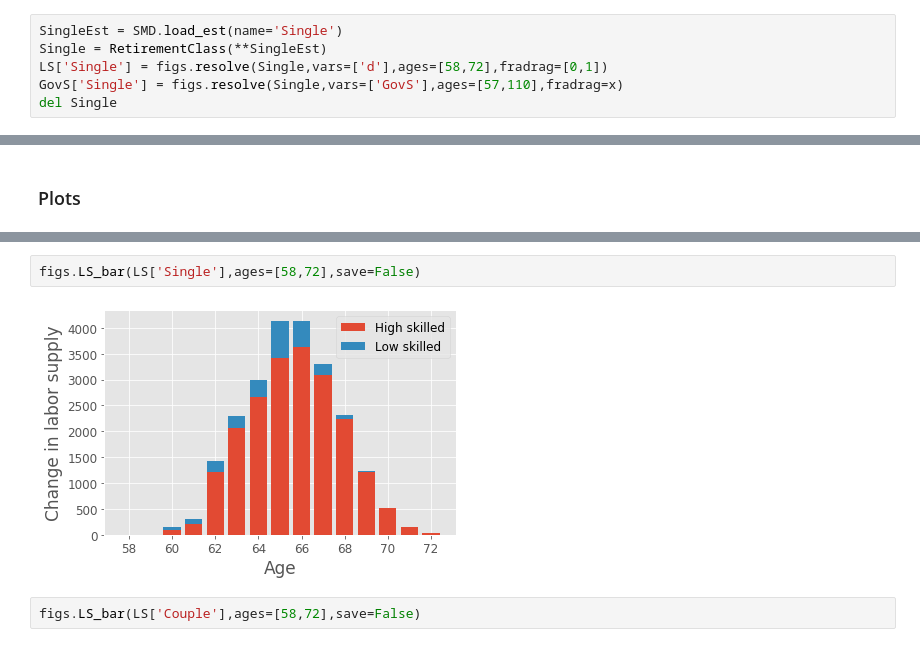
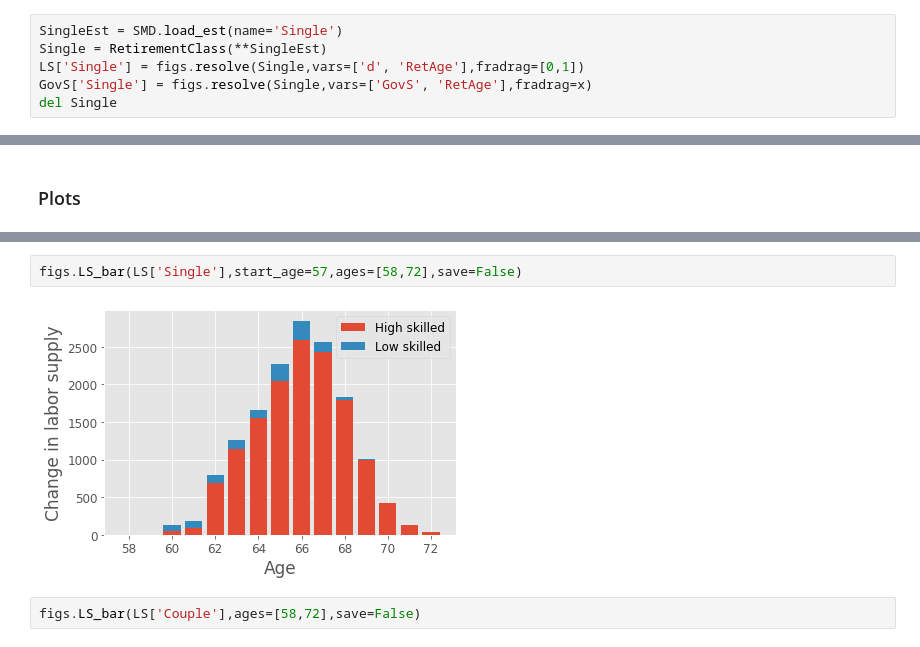
Before and after one commit to mathiassunesen/Speciale_retirement, a Jupyter notebook: Main/Experiments.ipynb, the cells around one changed output, grey strips where cells are left out. Cells and saved outputs as stored; diff of their text form.

```diff
--- a/Main/Experiments.ipynb
+++ b/Main/Experiments.ipynb
@@ -29,8 +29,8 @@ x = np.linspace(0,2,11)
 # %%
 SingleEst = SMD.load_est(name='Single')
 Single = RetirementClass(**SingleEst)
-LS['Single'] = figs.resolve(Single,vars=['d'],ages=[58,72],fradrag=[0,1])
-GovS['Single'] = figs.resolve(Single,vars=['GovS'],ages=[57,110],fradrag=x)
+LS['Single'] = figs.resolve(Single,vars=['d', 'RetAge'],fradrag=[0,1])
+GovS['Single'] = figs.resolve(Single,vars=['GovS', 'RetAge'],fradrag=x)
 del Single
 # %% [markdown]
 ### Couple model
@@ -54,7 +69,7 @@ del Couple
 # %%
-figs.LS_bar(LS['Single'],ages=[58,72],save=False)
+figs.LS_bar(LS['Single'],start_age=57,ages=[58,72],save=False)
 # %% [output]
-[figure, old version]
+[figure, new version]
 # %%
 figs.LS_bar(LS['Couple'],ages=[58,72],save=False)
 # %% [output]
```
Also changed, not shown: parts of 1 cell of this notebook, 13 other files.
